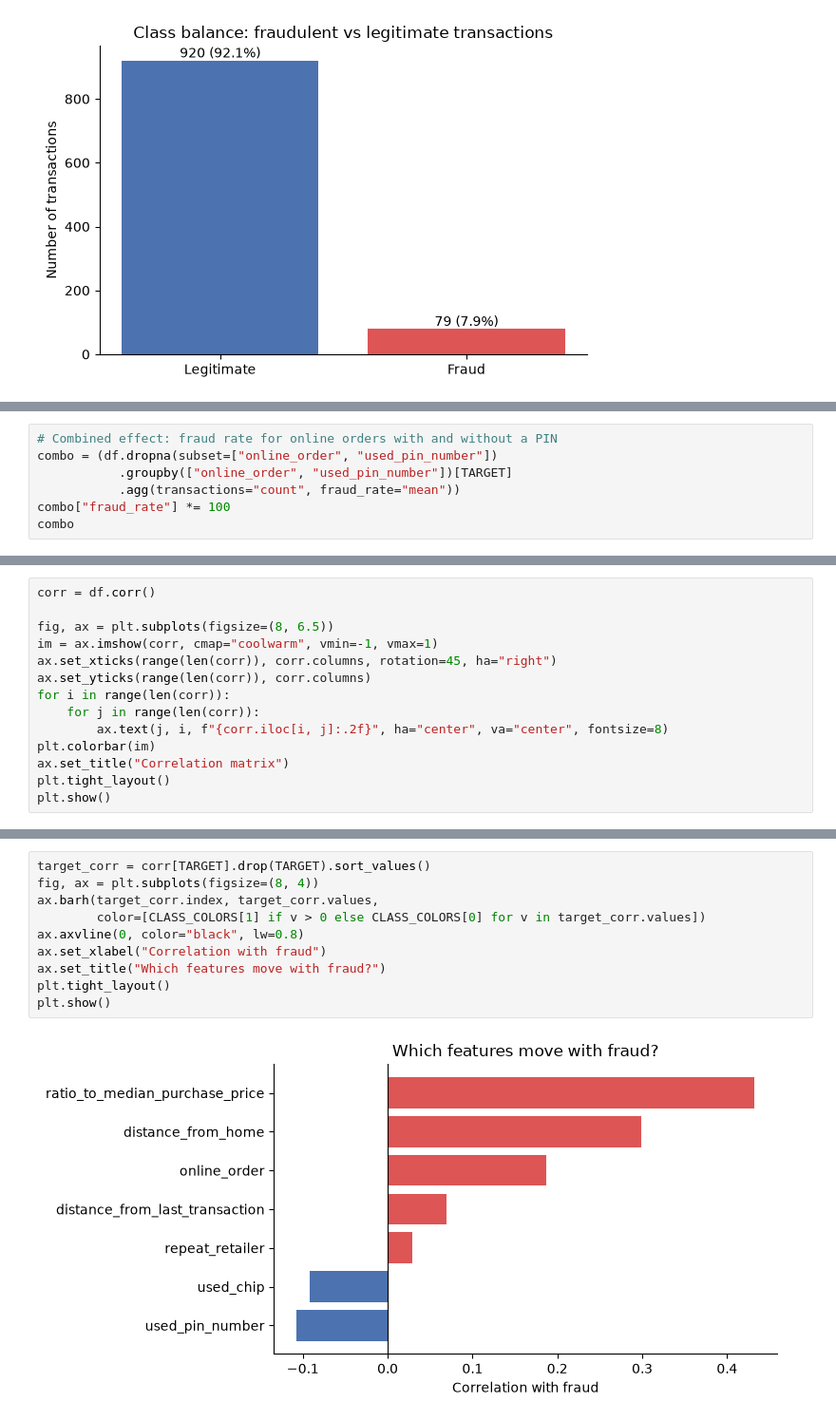
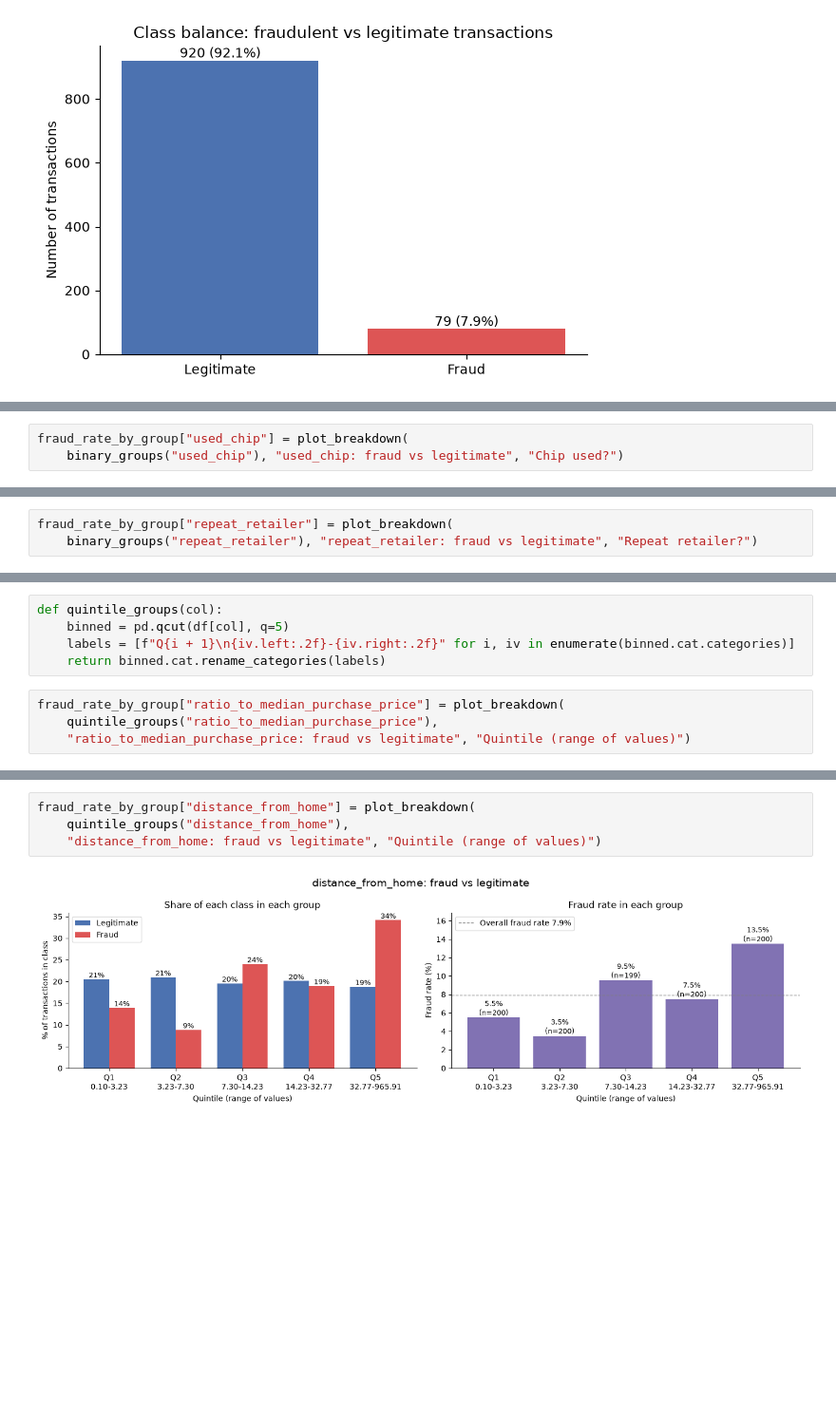
Before and after one commit to twidykwae/credit-card-fraud, a Jupyter notebook: Credit_Card_Fraud_Detection.ipynb, the cells around one changed output, grey strips where cells are left out. Shown at 95% size. Cells and saved outputs as stored; diff of their text form; blank space fills up the shorter version.

```diff
--- a/Credit_Card_Fraud_Detection.ipynb
+++ b/Credit_Card_Fraud_Detection.ipynb
@@ -302,0 +308,3 @@ plt.show()
+# %%
+fraud_rate_by_group["used_chip"] = plot_breakdown(
+    binary_groups("used_chip"), "used_chip: fraud vs legitimate", "Chip used?")
@@ -303,8 +313,4 @@ plt.show()
 # %%
-# Combined effect: fraud rate for online orders with and without a PIN
-combo = (df.dropna(subset=["online_order", "used_pin_number"])
-           .groupby(["online_order", "used_pin_number"])[TARGET]
-           .agg(transactions="count", fraud_rate="mean"))
-combo["fraud_rate"] *= 100
-combo
+fraud_rate_by_group["repeat_retailer"] = plot_breakdown(
+    binary_groups("repeat_retailer"), "repeat_retailer: fraud vs legitimate", "Repeat retailer?")
 # %% [output]
@@ -344,15 +328,10 @@ Combining features is revealing: **online orders with a purchase price well abov
+# %%
+def quintile_groups(col):
+    binned = pd.qcut(df[col], q=5)
+    labels = [f"Q{i + 1}\n{iv.left:.2f}-{iv.right:.2f}" for i, iv in enumerate(binned.cat.categories)]
+    return binned.cat.rename_categories(labels)
 # %%
-corr = df.corr()
-
-fig, ax = plt.subplots(figsize=(8, 6.5))
-im = ax.imshow(corr, cmap="coolwarm", vmin=-1, vmax=1)
-ax.set_xticks(range(len(corr)), corr.columns, rotation=45, ha="right")
-ax.set_yticks(range(len(corr)), corr.columns)
-for i in range(len(corr)):
-    for j in range(len(corr)):
-        ax.text(j, i, f"{corr.iloc[i, j]:.2f}", ha="center", va="center", fontsize=8)
-plt.colorbar(im)
-ax.set_title("Correlation matrix")
-plt.tight_layout()
-plt.show()
+fraud_rate_by_group["ratio_to_median_purchase_price"] = plot_breakdown(
+    quintile_groups("ratio_to_median_purchase_price"),
+    "ratio_to_median_purchase_price: fraud vs legitimate", "Quintile (range of values)")
 # %% [output]
@@ -360,12 +339,6 @@ plt.show()
 # %%
-target_corr = corr[TARGET].drop(TARGET).sort_values()
-fig, ax = plt.subplots(figsize=(8, 4))
-ax.barh(target_corr.index, target_corr.values,
-        color=[CLASS_COLORS[1] if v > 0 else CLASS_COLORS[0] for v in target_corr.values])
-ax.axvline(0, color="black", lw=0.8)
-ax.set_xlabel("Correlation with fraud")
-ax.set_title("Which features move with fraud?")
-plt.tight_layout()
-plt.show()
+fraud_rate_by_group["distance_from_home"] = plot_breakdown(
+    quintile_groups("distance_from_home"),
+    "distance_from_home: fraud vs legitimate", "Quintile (range of values)")
 # %% [output]
-[figure, old version]
+[figure, new version]
```
Also changed, not shown: parts of 63 cells of this notebook.
